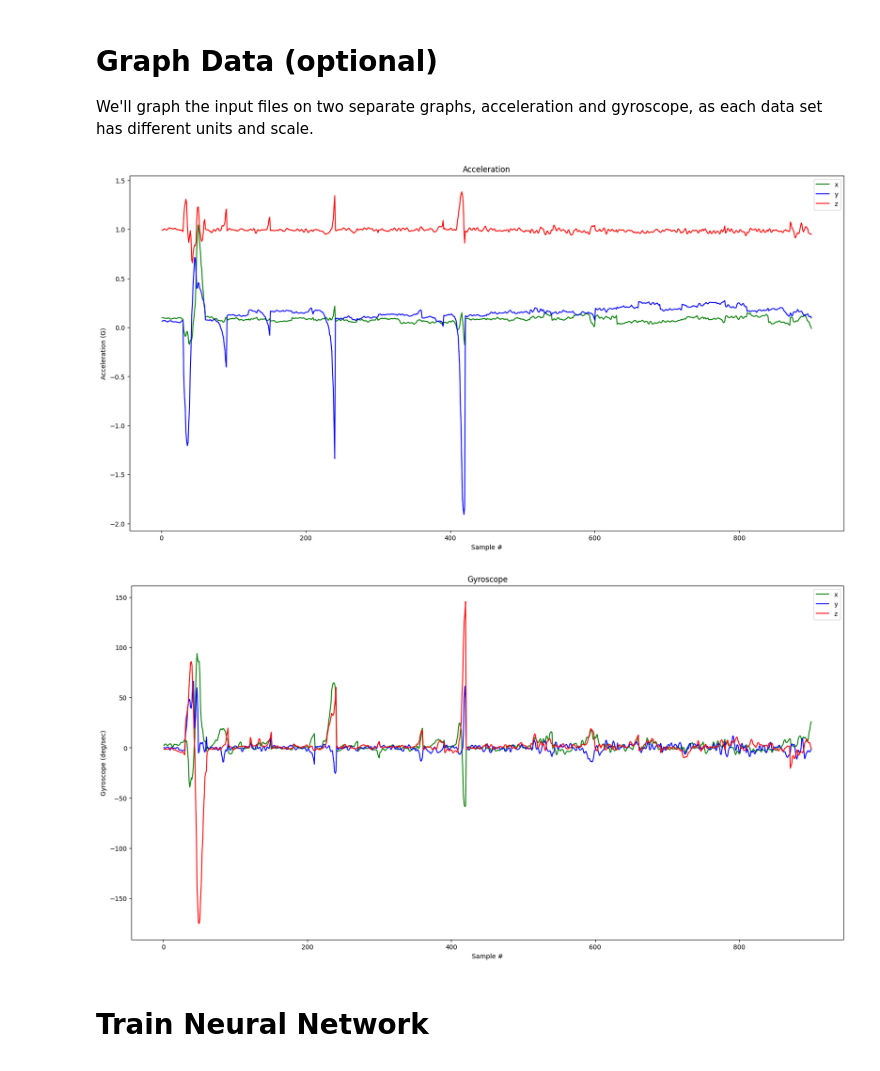
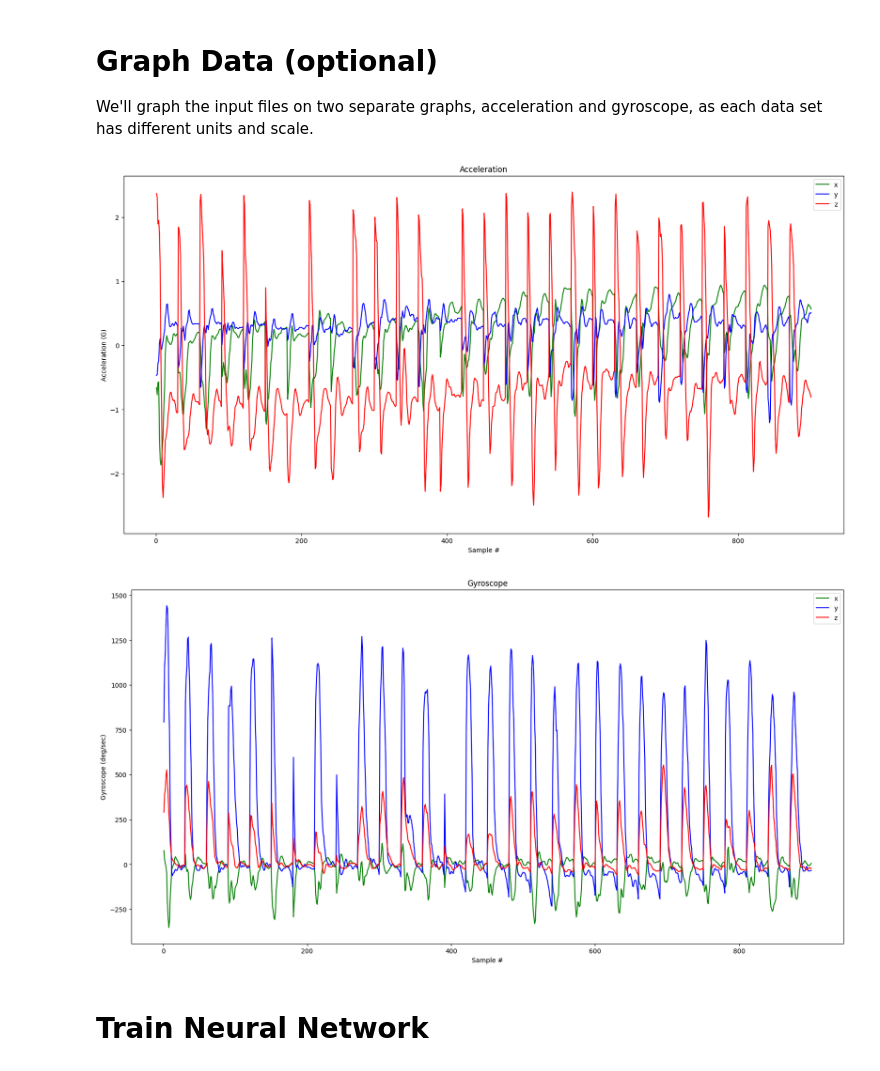
Before and after one commit to JinPingOu/remote_robot_control_by_gesture, a Jupyter notebook: Gesture_Training/arduino_tinyml_workshop.ipynb, the cells around one changed output. Drawn from its saved outputs; the diff is of its cells as text; code cells hidden in the pictures.

```diff
--- a/Gesture_Training/arduino_tinyml_workshop.ipynb
+++ b/Gesture_Training/arduino_tinyml_workshop.ipynb
@@ -47,36 +47,36 @@ We'll graph the input files on two separate graphs, acceleration and gyroscope,
 # %%
 import matplotlib.pyplot as plt
 import numpy as np
 import pandas as pd
 
-filename = "back.csv"
+filename = "flip.csv"
 
 df = pd.read_csv("/content/" + filename)
 
 index = range(1, len(df['aX']) + 1)
 
 plt.rcParams["figure.figsize"] = (20,10)
 
 plt.plot(index, df['aX'], 'g.', label='x', linestyle='solid', marker=',')
 plt.plot(index, df['aY'], 'b.', label='y', linestyle='solid', marker=',')
 plt.plot(index, df['aZ'], 'r.', label='z', linestyle='solid', marker=',')
 plt.title("Acceleration")
 plt.xlabel("Sample #")
 plt.ylabel("Acceleration (G)")
 plt.legend()
 plt.show()
 
 plt.plot(index, df['gX'], 'g.', label='x', linestyle='solid', marker=',')
 plt.plot(index, df['gY'], 'b.', label='y', linestyle='solid', marker=',')
 plt.plot(index, df['gZ'], 'r.', label='z', linestyle='solid', marker=',')
 plt.title("Gyroscope")
 plt.xlabel("Sample #")
 plt.ylabel("Gyroscope (deg/sec)")
 plt.legend()
 plt.show()
 # %% [output]
-[figure, old version]
+[figure, new version]
-[figure, old version]
+[figure, new version]
 # %% [markdown]
 # Train Neural Network
 # %% [markdown]
```
Also changed, not shown: parts of 6 cells of this notebook, 9 other files.
